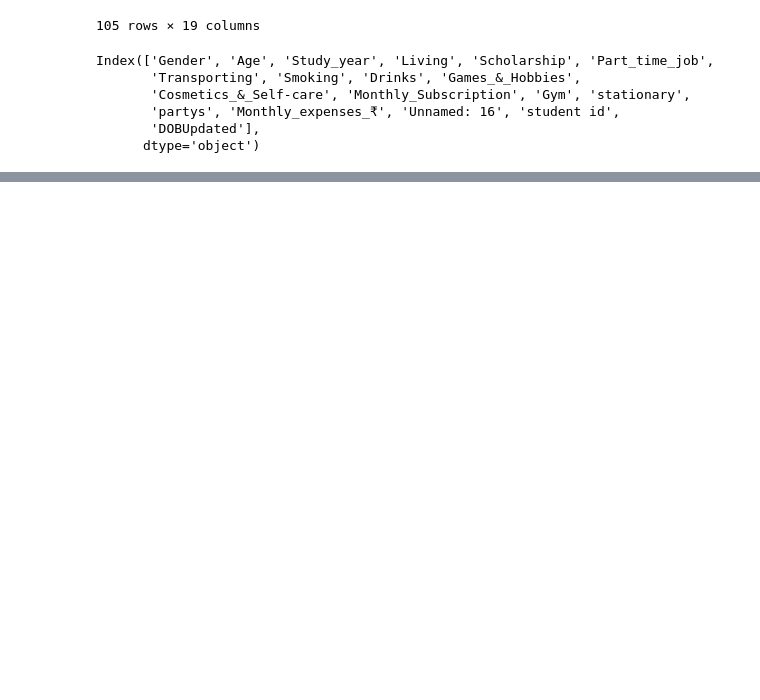
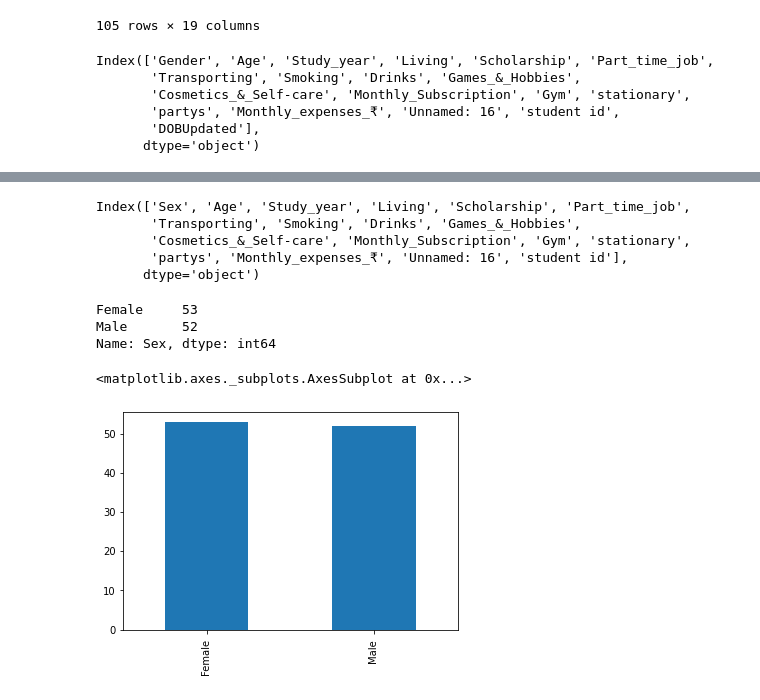
Before and after one commit to hamsasriveni/daefmlproject, a Jupyter notebook: studentsexpenses.ipynb, the cells around one changed output, grey strips where cells are left out. Cells and saved outputs as stored; diff of their text form; code cells hidden in the pictures; blank space fills up the shorter version.

```diff
--- a/studentsexpenses.ipynb
+++ b/studentsexpenses.ipynb
@@ -1145,0 +1157,3 @@ Index(['Gender', 'Age', 'Study_year', 'Living', 'Scholarship', 'Part_time_job',
+# %%
+df=pd.read_csv("/content/Dafeml project.csv")
+print(df.head())
@@ -1145,0 +1181,19 @@ Index(['Gender', 'Age', 'Study_year', 'Living', 'Scholarship', 'Part_time_job',
+# %%
+df=df.rename({'Gender':'Sex'},axis=1)
+df.columns
+# %% [output]
+Index(['Sex', 'Age', 'Study_year', 'Living', 'Scholarship', 'Part_time_job',
+       'Transporting', 'Smoking', 'Drinks', 'Games_&_Hobbies',
+       'Cosmetics_&_Self-care', 'Monthly_Subscription', 'Gym', 'stationary',
+       'partys', 'Monthly_expenses_₹', 'Unnamed: 16', 'student id'],
+      dtype='object')
+# %%
+print(df.Sex.value_counts())
+# Visualize frequency count of male / female for given titanic dataset using bar graph
+df.Sex.value_counts().plot.bar()
+# %% [output]
+Female     53
+Male       52
+Name: Sex, dtype: int64
+<matplotlib.axes._subplots.AxesSubplot at 0x...>
+[figure, added]
```
Also changed, not shown: parts of 56 cells of this notebook.
